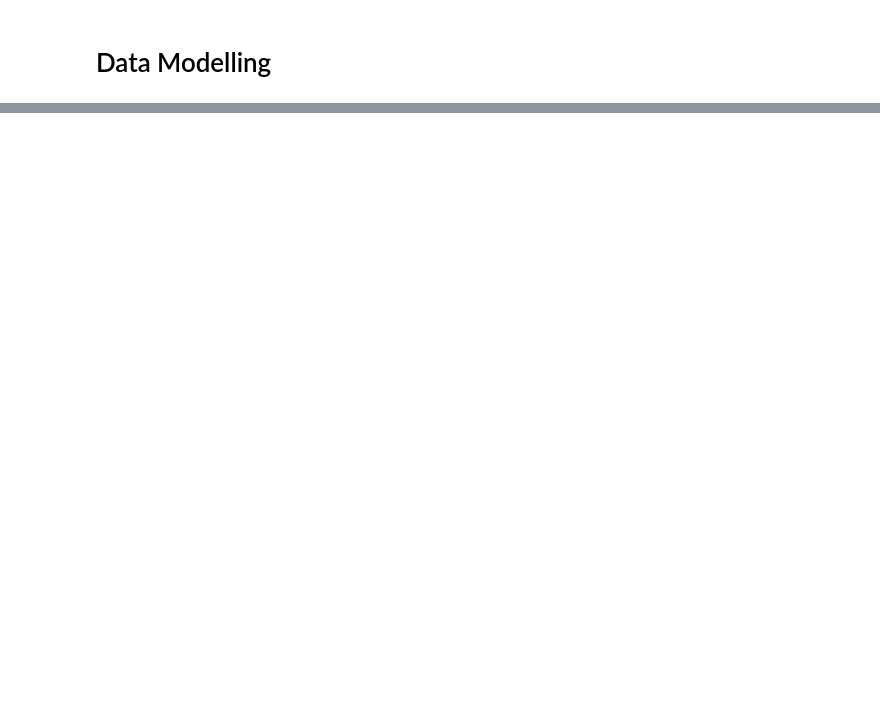
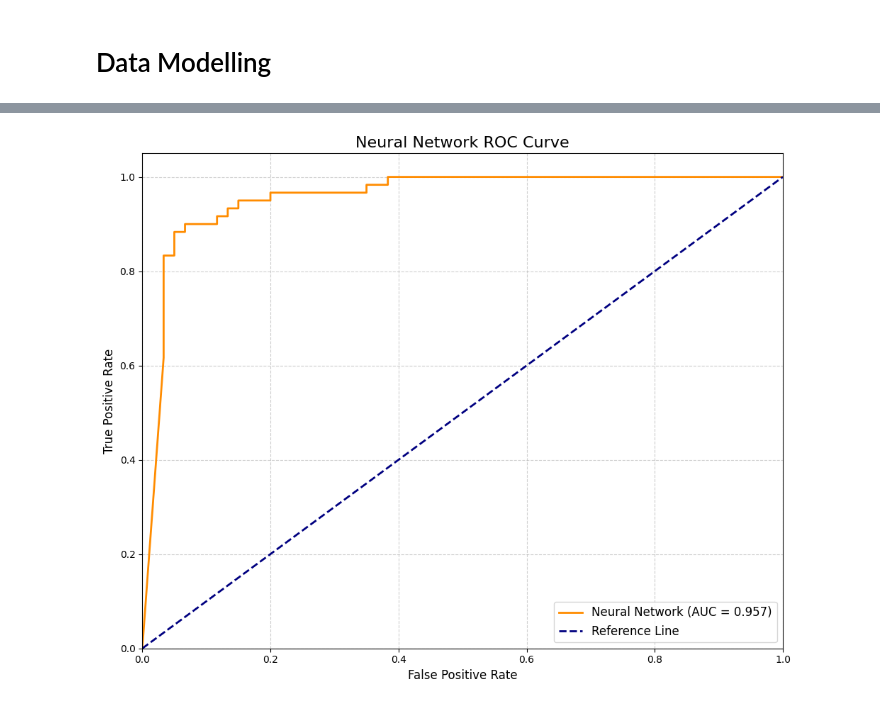
Before and after one commit to eliottvalette/MLers_IN_Paris, a Jupyter notebook: fake-instagram-profile-detection-model.ipynb, the cells around one changed output, grey strips where cells are left out. Saved outputs shown, nothing was run; the diff lists cells and outputs as text; code cells hidden in the pictures; blank space fills up the shorter version.

```diff
--- a/fake-instagram-profile-detection-model.ipynb
+++ b/fake-instagram-profile-detection-model.ipynb
@@ -166,0 +463,34 @@ y_train
+# %%
+# ROC curve visualization
+model.eval()
+nn_y_true = []
+nn_y_pred_proba = []
+
+with torch.no_grad():
+    for inputs, labels in test_loader:
+        inputs = inputs.to(device)
+        outputs = model(inputs)
+
+        _, labels_batch = torch.max(labels, 1)
+        nn_y_true.extend(labels_batch.numpy())
+        nn_y_pred_proba.extend(outputs.cpu().numpy()[:, 1])
+
+# Calculate the ROC curve
+nn_fpr, nn_tpr, _ = roc_curve(nn_y_true, nn_y_pred_proba)
+nn_roc_auc = metrics.auc(nn_fpr, nn_tpr)
+
+# Plot the ROC curve
+plt.figure(figsize=(10, 8))
+plt.plot(nn_fpr, nn_tpr, color='darkorange', lw=2, label=f'Neural Network (AUC = {nn_roc_auc:.3f})')
+plt.plot([0, 1], [0, 1], color='navy', lw=2, linestyle='--', label='Reference Line')
+plt.xlim([0.0, 1.0])
+plt.ylim([0.0, 1.05])
+plt.xlabel('False Positive Rate', fontsize=12)
+plt.ylabel('True Positive Rate', fontsize=12)
+plt.title('Neural Network ROC Curve', fontsize=16)
+plt.legend(loc="lower right", fontsize=12)
+plt.grid(True, linestyle='--', alpha=0.6)
+plt.tight_layout()
+plt.show()
+# %% [output]
+[figure, added]
```
Also changed, not shown: parts of 49 cells of this notebook, 1 other file.
